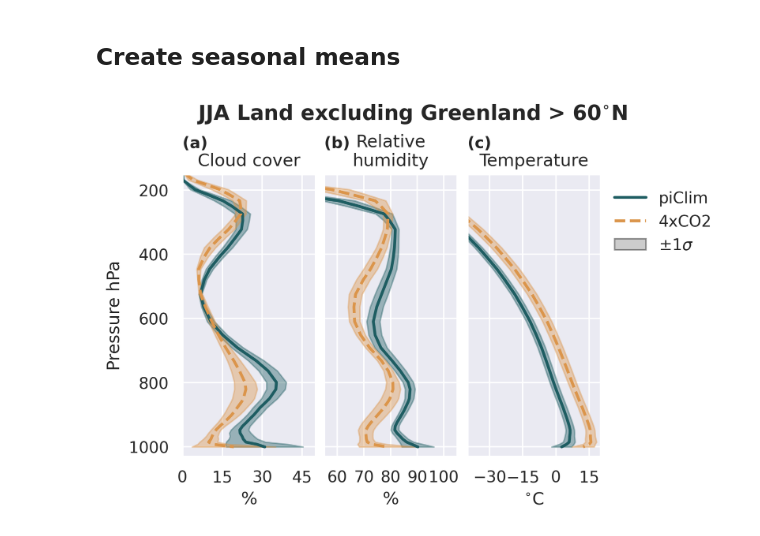
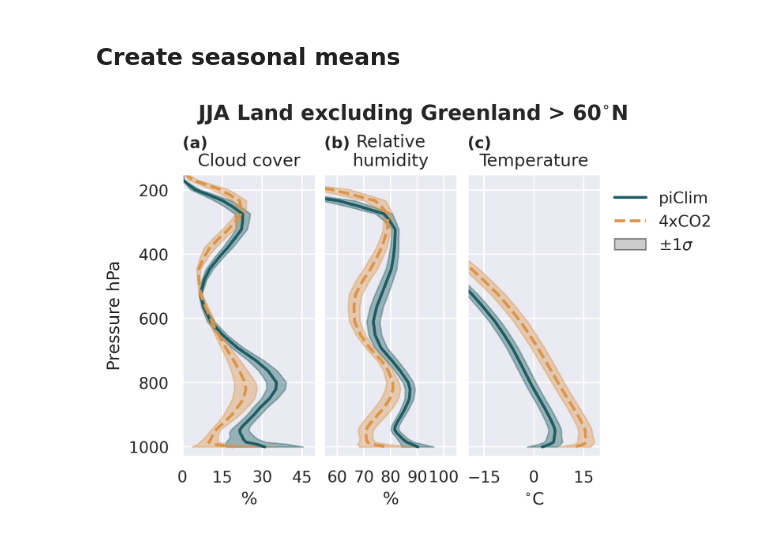
Before and after one commit to astridbg/arctic-cloud-feedbacks, a Jupyter notebook: Fig2_final.ipynb, the cells around one changed output. Drawn from its saved outputs; the diff is of its cells as text; code cells hidden in the pictures.

Commit message:
Minor corrections to plots

```diff
--- a/Fig2_final.ipynb
+++ b/Fig2_final.ipynb
@@ -67,7 +67,7 @@ lons=slice(0,300)
 linestyles = ['-','--']
 colors = [cmcrameri.cm.batlow.colors[60],cmcrameri.cm.batlow.colors[175]]
 vars = ['CLOUD','RELHUM','T']
-xlims = [[0,50], [55,105], [-40,20]]
+xlims = [[0,50], [55,105], [-20,20]]
 names = ['Cloud cover', 'Relative\nhumidity', 'Temperature']
 units = ['%', '%', '$^{\circ}$C']
 
@@ -111,31 +111,31 @@ for i, var, xlim, name, unit in zip(range(3),vars, xlims, names, units):
         axs[label].plot((Arctic_lnd_piClim_mean)-273.15, ds.plev, color=colors[0], linestyle = linestyles[0], lw=2,label='piClim land')
         axs[label].plot((Arctic_lnd_4xCO2_mean)-273.15, ds.plev, color=colors[1], linestyle = linestyles[1],lw=2, label='4xCO2 land')
         axs[label].fill_betweenx(ds.plev,(Arctic_lnd_piClim_mean-Arctic_lnd_piClim_std)-273.15, (Arctic_lnd_piClim_mean+Arctic_lnd_piClim_std)-273.15, color=colors[0], alpha=0.4)
         axs[label].fill_betweenx(ds.plev,(Arctic_lnd_4xCO2_mean-Arctic_lnd_4xCO2_std)-273.15, (Arctic_lnd_4xCO2_mean+Arctic_lnd_4xCO2_std)-273.15,color=colors[1], alpha=0.4)
 
         axs[label].set_xticks([-30,-15, 0, 15])
 
     axs[label].set_ylim([1030,150])
     axs[label].set_xlabel(unit)
     axs[label].set_title(name,fontsize=12)
     axs[label].set_xlim(xlim)
 
 from matplotlib.lines import Line2D
 from matplotlib.patches import Patch
 
 legend_elements_1 = [Line2D([0], [0], color=colors[0], lw=2, linestyle=linestyles[0], label='piClim'),
                    Line2D([0], [0], color=colors[1], lw=2, linestyle=linestyles[1], label='4xCO2'),
                    Patch(facecolor='gray', edgecolor='black',alpha=0.4,label='$\pm$1$\sigma$')]
 
 axs['(a)'].set_ylabel('Pressure hPa')
 axs['(c)'].legend(handles=legend_elements_1, loc='center left', bbox_to_anchor=(1, 0.83),frameon=False)
 
 # Label subplots
 for label, ax in axs.items():
     ax.set_title(label+'\n', loc='left', fontsize=11,fontweight='bold')
 
 fig.savefig('/nird/datapeak/NS9600K/astridbg/arctic-cld-feedbacks/arctic-cloud-feedbacks/article_figs/Fig2.png')
 fig.savefig('/nird/datapeak/NS9600K/astridbg/arctic-cld-feedbacks/arctic-cloud-feedbacks/article_figs/Fig2.pdf')
 plt.show()
 # %% [output]
-[figure, old version]
+[figure, new version]
```
Also changed, not shown: 5 other files.
